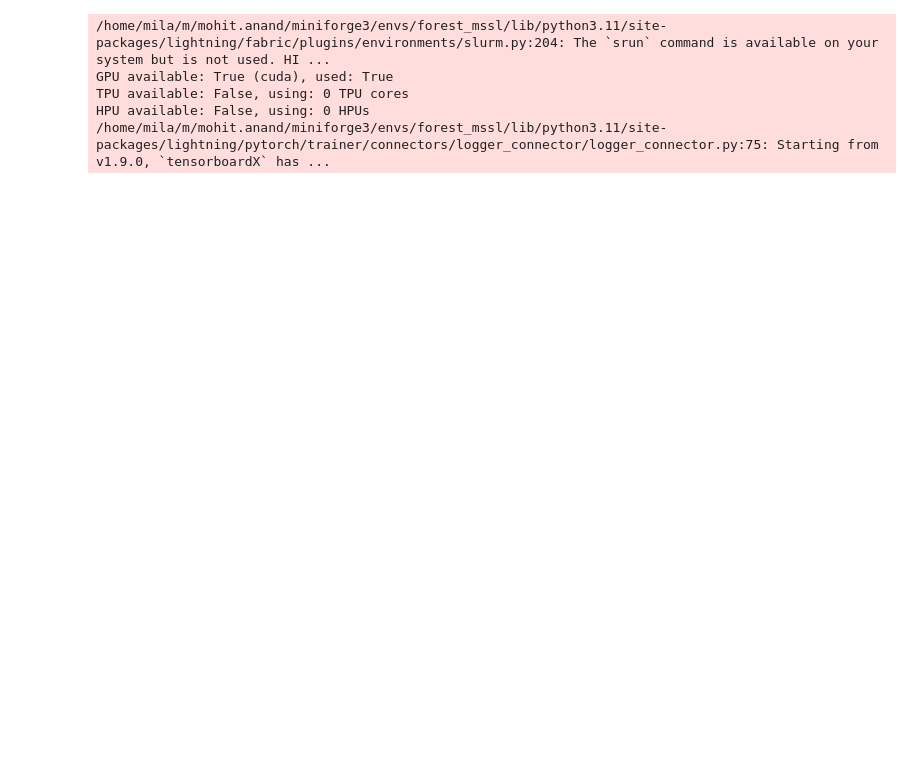
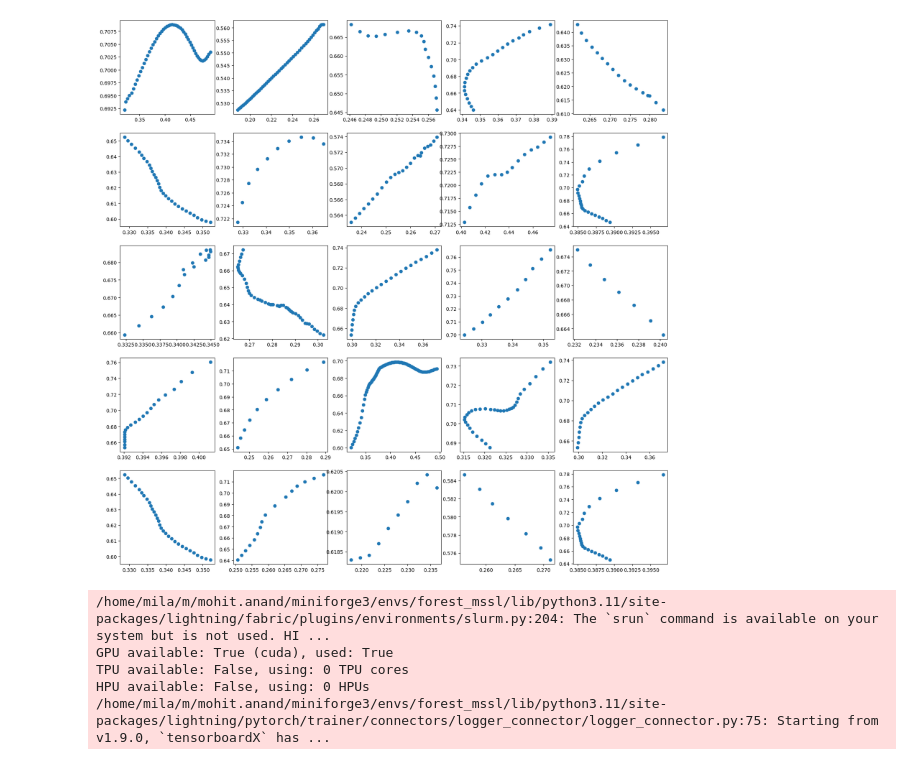
Before and after one commit to itsmohitanand/TrackDiff, a Jupyter notebook: nb_train_model.ipynb, the cells around one changed output. Cells and saved outputs as stored; diff of their text form; code cells hidden in the pictures; blank space fills up the shorter version.

```diff
--- a/nb_train_model.ipynb
+++ b/nb_train_model.ipynb
@@ -28,3 +23,28 @@ x, y = train_dataset[0][0], train_dataset[0][1]
+# %%
+user_cfg = UserConfig("mohit").user_cfg
+# %%
+train_dataset = TrackData(user_cfg, fold="train")
+test_dataset = TrackData(user_cfg, fold="test")
+valid_dataset = TrackData(user_cfg, fold="valid")
+
+train_dl = DataLoader(train_dataset, batch_size=128)
+test_dl = DataLoader(test_dataset, batch_size=128)
+valid_dl = DataLoader(valid_dataset, batch_size=128)
+# %%
+batch_size = 128
+dl = DataLoader(train_dataset, batch_size=batch_size)
+x, y = next(iter(dl))
+
+
+
+fig, ax = plt.subplots(5, 5, figsize=(20, 20))
+
+for i in range(5):
+    for j in range(5):
+        ind = np.random.randint(0, batch_size)
+        ax[i, j].scatter(y[ind][0].numpy(), y[ind][1].numpy())
+# %% [output]
+[figure, added]
 # %%
 model = MLPL()
 # %%
```
Also changed, not shown: parts of 20 cells of this notebook, 9 other files.
